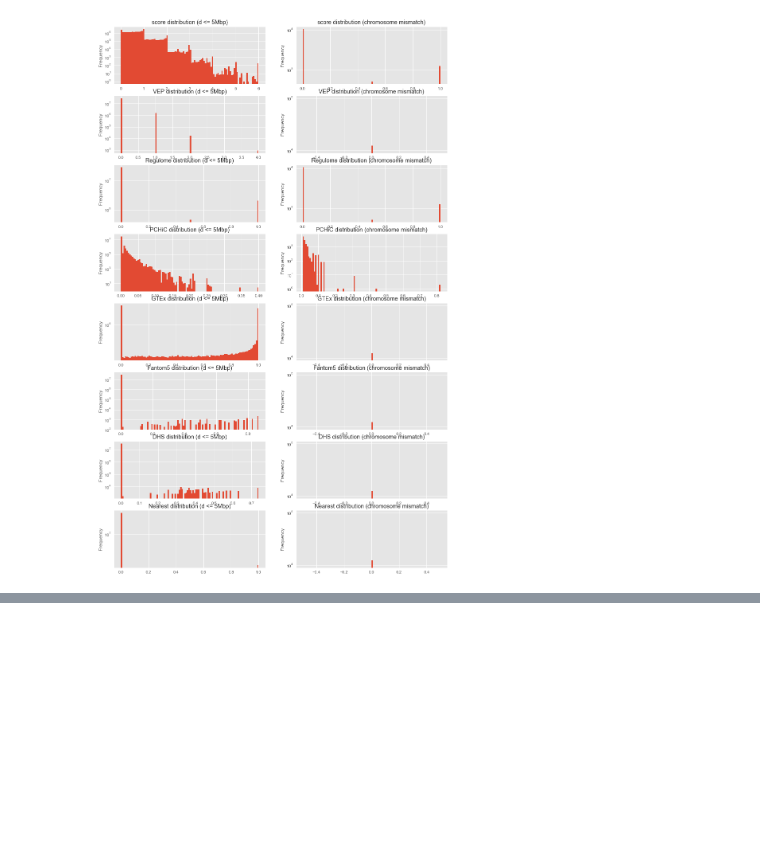
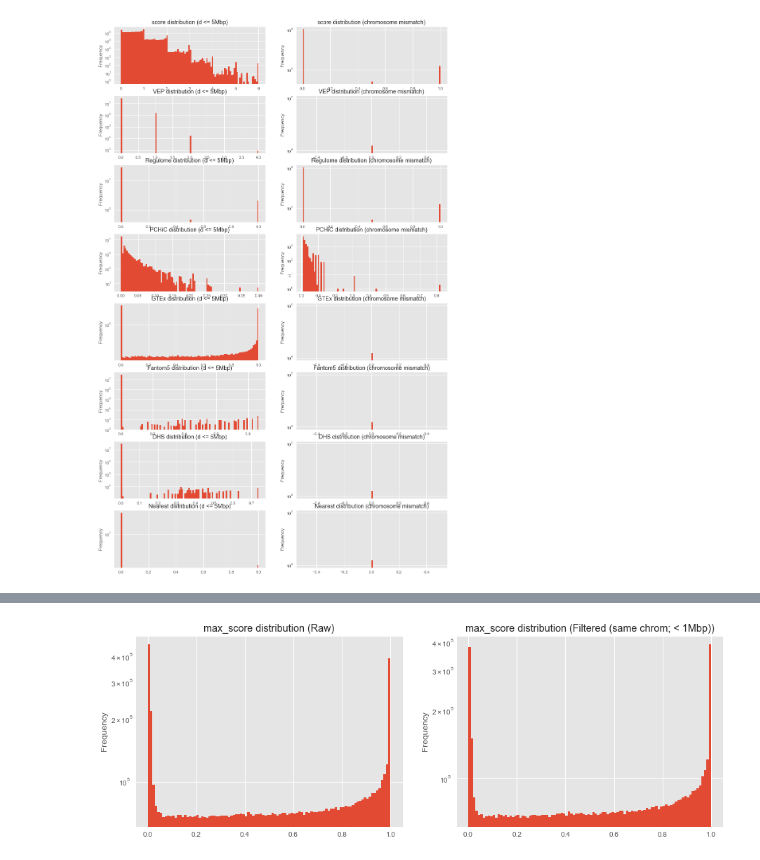
Before and after one commit to opentargets-archive/postgap_analysis, a Jupyter notebook: postgap_issues_2017_11_22.ipynb, the cells around one changed output, grey strips where cells are left out. Saved outputs shown, nothing was run; the diff lists cells and outputs as text; code cells hidden in the pictures; blank space fills up the shorter version.

```diff
--- a/postgap_issues_2017_11_22.ipynb
+++ b/postgap_issues_2017_11_22.ipynb
@@ -129,0 +160,14 @@ parts_hist_comparison(nearby_scores, chrom_mismatch_scores, score_parts, alabel=
+# %%
+ot_score = ot_scores[ot_score_parts].max(axis=1)
+ot_score_filtered = ot_scores_filtered[ot_score_parts].max(axis=1)
+# %%
+parts_hist_comparison(
+    ot_score.to_frame('max_score'),
+    ot_score_filtered.to_frame('max_score'),
+    ['max_score'],
+    alabel='Raw',
+    blabel='Filtered (same chrom; < 1Mbp)',
+    figsize=(15, 5)
+)
+# %% [output]
+[figure, added]
```
Also changed, not shown: parts of 7 cells of this notebook.
